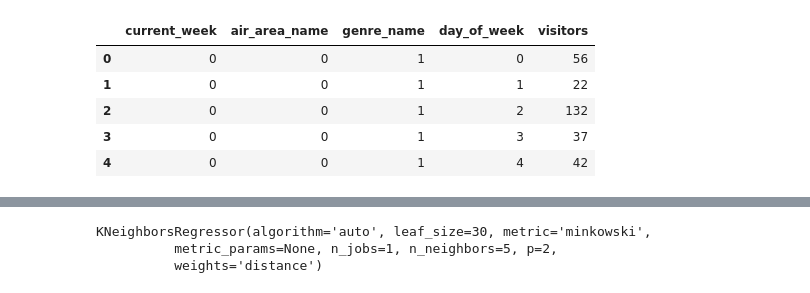
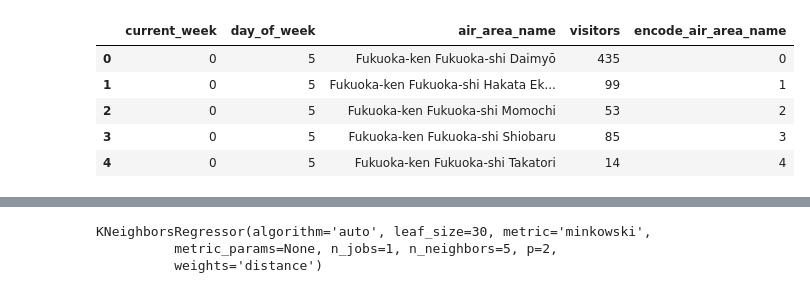
Before and after one commit to Gan001/dataviz-final-project, a Jupyter notebook: final_model.ipynb, the cells around one changed output, grey strips where cells are left out. Cells and saved outputs as stored; diff of their text form; code cells hidden in the pictures.

```diff
--- a/final_model.ipynb
+++ b/final_model.ipynb
@@ -3,7 +3,7 @@ import matplotlib.pyplot as plt
 import numpy as np
 import pandas as pd
 # %%
-df = pd.read_csv('daily_final_data.csv')
+df = pd.read_csv('edwin_final_data.csv')
 # %%
 df=df.drop(columns='Unnamed: 0')
 df.head()
@@ -50,5 +59,6 @@ for area in remove_area:
 # %%
-group = df.groupby(['current_week', 'air_area_name','genre_name', 'day_of_week'])
+# group = df.groupby(['current_week', 'air_area_name','genre_name', 'day_of_week'])
+group = df.groupby(['current_week','day_of_week','air_area_name'])
 df = pd.DataFrame(group['visitors'].sum())
 df = df.reset_index()
 df.head()
@@ -62,16 +72,16 @@ df.head()
 # %%
 from sklearn.preprocessing import LabelEncoder
 number = LabelEncoder()
 #df['visit_date'] = number.fit_transform(area_df["visit_date"].astype('str'))
-df["day_of_week"] = number.fit_transform(df["day_of_week"].astype('str'))
-df["genre_name"] = number.fit_transform(df["genre_name"].astype('str'))
-df["air_area_name"] = number.fit_transform(df["air_area_name"].astype('str'))
+df["day_of_week"] = df['day_of_week'].map({'Monday': 1,'Tuesday':2,'Wednesday':3,'Thursday':4,'Friday':5,'Saturday':6,'Sunday':7 })
+# df["genre_name"] = number.fit_transform(df["genre_name"].astype('str'))
+df["encode_air_area_name"] = number.fit_transform(df["air_area_name"].astype('str'))
 
 df.head()
 # %% [output]
-|  | current_week | air_area_name | genre_name | day_of_week | visitors |
-| 0 | 0 | 0 | 1 | 0 | 56 |
-| 1 | 0 | 0 | 1 | 1 | 22 |
-| 2 | 0 | 0 | 1 | 2 | 132 |
-| 3 | 0 | 0 | 1 | 3 | 37 |
-| 4 | 0 | 0 | 1 | 4 | 42 |
+|  | current_week | day_of_week | air_area_name | visitors | encode_air_area_name |
+| 0 | 0 | 5 | Fukuoka-ken Fukuoka-shi Daimyō | 435 | 0 |
+| 1 | 0 | 5 | Fukuoka-ken Fukuoka-shi Hakata Ek... | 99 | 1 |
+| 2 | 0 | 5 | Fukuoka-ken Fukuoka-shi Momochi | 53 | 2 |
+| 3 | 0 | 5 | Fukuoka-ken Fukuoka-shi Shiobaru | 85 | 3 |
+| 4 | 0 | 5 | Fukuoka-ken Fukuoka-shi Takatori | 14 | 4 |
```
Also changed, not shown: parts of 16 cells of this notebook, 14 other files.
